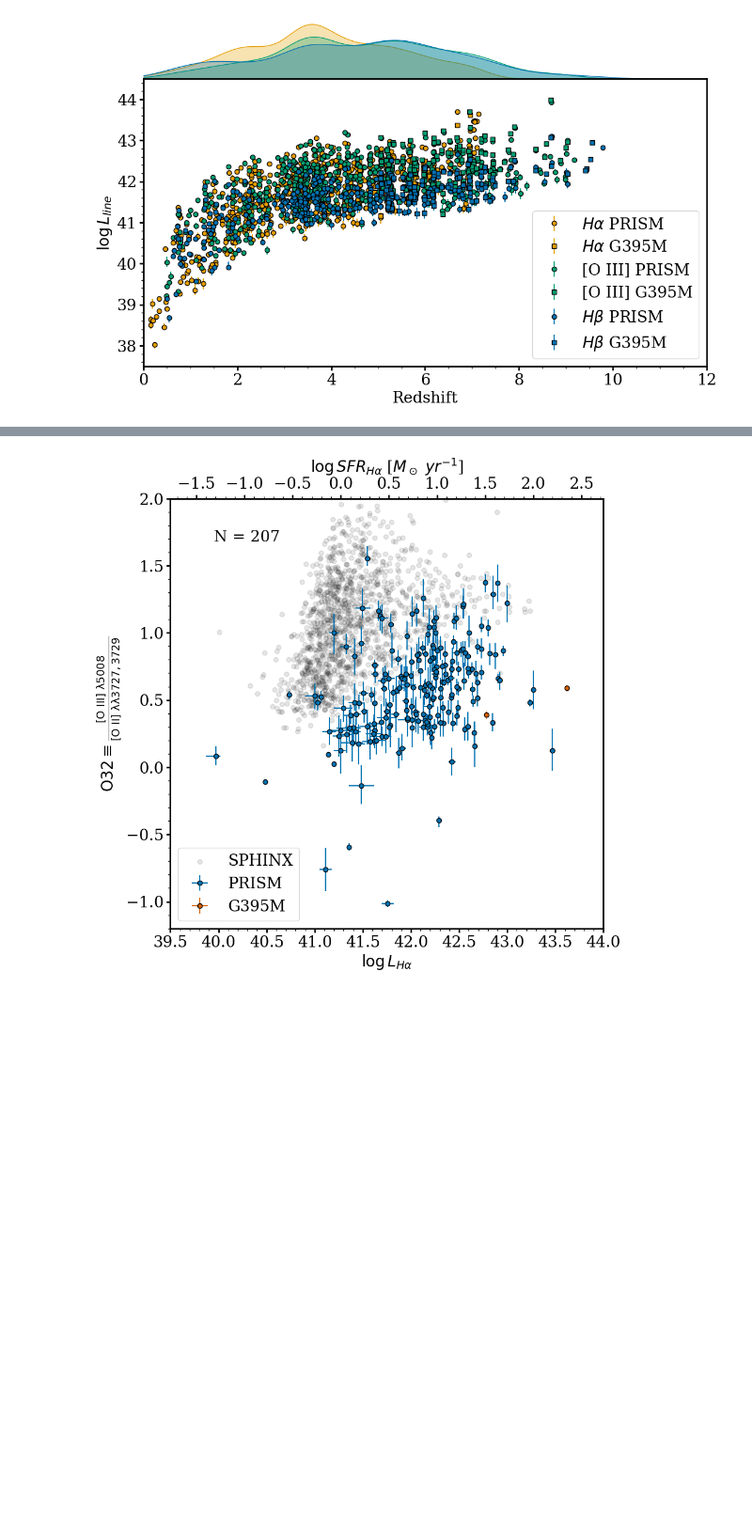
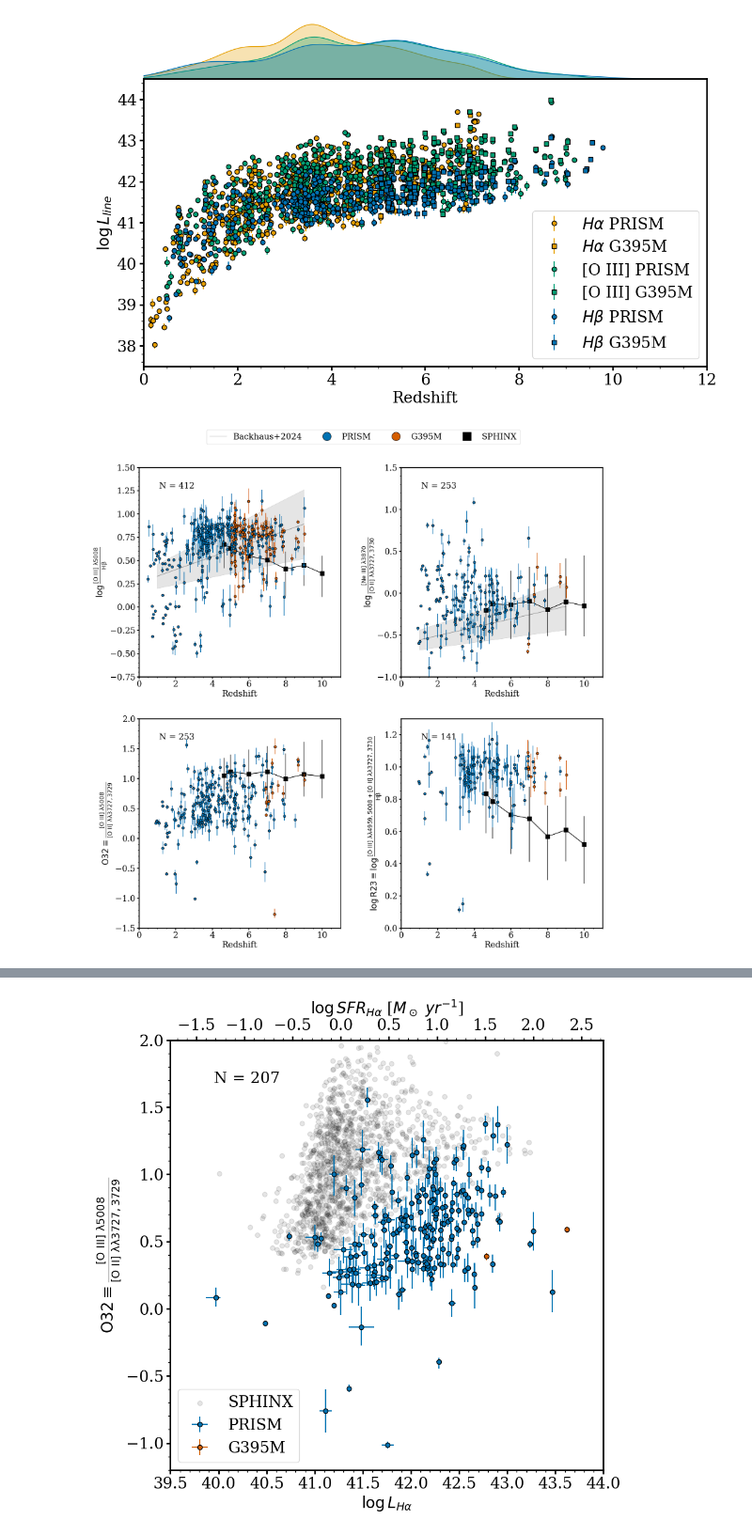
Before and after one commit to njcleri/RUBIES_ionization_conditions, a Jupyter notebook: ionization_conditions_zach.ipynb, the cells around one changed output, grey strips where cells are left out. Shown at 94% size. Saved outputs shown, nothing was run; the diff lists cells and outputs as text; code cells hidden in the pictures; blank space fills up the shorter version.

```diff
--- a/ionization_conditions_zach.ipynb
+++ b/ionization_conditions_zach.ipynb
@@ -143,4 +145,87 @@ plt.savefig(FIGURES.joinpath('lines_z.pdf'))
 plt.show()
 # %% [output]
 [figure]
+# %%
+fig = plt.figure(figsize=(20,20))
+gs = GridSpec(nrows=2, ncols=2)
+gs.update(wspace=0.3, hspace=0.2)
+
+ax0 = fig.add_subplot(gs[0:1, 0:1])
+ax0.errorbar(x=sphinx_binned.redshift, y=sphinx_binned.log_OIII_Hb_sphinx, yerr=[sphinx_binned.log_OIII_Hb_sphinx_16, sphinx_binned.log_OIII_Hb_sphinx_84], ms=10, marker='s', c='k', zorder=-9, label='SPHINX')
+ax0.errorbar(x=O3Hbdf_prism.z_prism, y=np.log10(O3Hbdf_prism.OIII_Hb),
+             yerr=[sf.propagate_uncertainty_log10(O3Hbdf_prism.OIII_Hb,O3Hbdf_prism.OIII_Hb_ERR_16), sf.propagate_uncertainty_log10(O3Hbdf_prism.OIII_Hb,O3Hbdf_prism.OIII_Hb_ERR_84)],
+             ls='None', color=PRISM_COLOR, marker='o', mec='k', label='PRISM')
+ax0.errorbar(x=O3Hbdf_g395m.z_g395m, y=np.log10(O3Hbdf_g395m.OIII_Hb),
+             yerr=[sf.propagate_uncertainty_log10(O3Hbdf_g395m.OIII_Hb,O3Hbdf_g395m.OIII_Hb_ERR_16), sf.propagate_uncertainty_log10(O3Hbdf_g395m.OIII_Hb,O3Hbdf_g395m.OIII_Hb_ERR_84)],
+             ls='None', color=G395M_COLOR, marker='o', mec='k', label='G395M')
+z = np.linspace(1,9,1000)
+ax0.fill_between(z, 0.04*z + 0.16, 0.10*z + 0.36, color='k', alpha=0.1)
+ax0.plot(z, 0.07*z + 0.26, color='k', alpha=0.3, label='Backhaus+2024')
+ax0.annotate(f'N = {len(O3Hbdf_prism)+len(O3Hbdf_g395m)}', xy=(0.1, 0.9), xycoords='axes fraction')
+ax0.set_xlabel('Redshift')
+ax0.set_ylabel(r'$\log\frac{\rm{[O~III]}~\lambda5008}{\rm{H}\beta}$')
+ax0.axis([0, 11, -0.75, 1.5])
+# ax0.legend(loc='upper center', bbox_to_anchor=(0.5, 1.15), ncols=3)
+
+
+ax1 = fig.add_subplot(gs[0:1, 1:2])
+ax1.errorbar(x=sphinx_binned.redshift, y=sphinx_binned.log_NeIII_OII_sphinx, yerr=[sphinx_binned.log_NeIII_OII_sphinx_16, sphinx_binned.log_NeIII_OII_sphinx_84], ms=10, marker='s', c='k', zorder=-9, label='SPHINX')
+ax1.errorbar(x=Ne3O2df_prism.z_prism, y=np.log10(Ne3O2df_prism.NeIII_OII),
+             yerr=[sf.propagate_uncertainty_log10(Ne3O2df_prism.NeIII_OII, Ne3O2df_prism.NeIII_OII_ERR_16), sf.propagate_uncertainty_log10(Ne3O2df_prism.NeIII_OII, Ne3O2df_prism.NeIII_OII_ERR_84)],
+             ls='None', color=PRISM_COLOR, marker='o', mec='k', label='PRISM')
+ax1.errorbar(x=Ne3O2df_g395m.z_g395m, y=np.log10(Ne3O2df_g395m.NeIII_OII),
+             yerr=[sf.propagate_uncertainty_log10(Ne3O2df_g395m.NeIII_OII, Ne3O2df_g395m.NeIII_OII_ERR_16), sf.propagate_uncertainty_log10(Ne3O2df_g395m.NeIII_OII, Ne3O2df_g395m.NeIII_OII_ERR_84)],
+             ls='None', color=G395M_COLOR, marker='o', mec='k', label='G395M')
+z = np.linspace(1,9,1000)
+ax1.fill_between(z, 0.03*z - 0.71, 0.07*z - 0.51, color='k', alpha=0.1)
+ax1.plot(z, 0.05*z - 0.61, color='k', alpha=0.3, label='Backhaus+2024')
+ax1.annotate(f'N = {len(O32df_prism)+len(O32df_g395m)}', xy=(0.1, 0.9), xycoords='axes fraction')
+ax1.set_xlabel('Redshift')
+ax1.set_ylabel(r'$\log\frac{\rm{[Ne~III]}~\lambda3870}{\rm{[O~II]}~\lambda\lambda3727,3730}$')
+ax1.axis([0, 11, -1, 1.5])
+# ax1.legend(loc='upper center', bbox_to_anchor=(0.5, 1.15), ncols=3)
+
+
+ax2 = fig.add_subplot(gs[1:2, 0:1])
+ax2.errorbar(x=sphinx_binned.redshift, y=sphinx_binned.log_O32_sphinx, yerr=[sphinx_binned.log_O32_sphinx_16, sphinx_binned.log_O32_sphinx_84], ms=10, marker='s', c='k', zorder=-9, label='SPHINX')
+ax2.errorbar(x=O32df_prism.z_prism, y=np.log10(O32df_prism.O32),
+             yerr=[sf.propagate_uncertainty_log10(O32df_prism.O32,O32df_prism.O32_ERR_16), sf.propagate_uncertainty_log10(O32df_prism.O32,O32df_prism.O32_ERR_84)],
+             ls='None', color=PRISM_COLOR, marker='o', mec='k', label='PRISM')
+ax2.errorbar(x=O32df_g395m.z_g395m, y=np.log10(O32df_g395m.O32),
+             yerr=[sf.propagate_uncertainty_log10(O32df_g395m.O32,O32df_g395m.O32_ERR_16), sf.propagate_uncertainty_log10(O32df_g395m.O32,O32df_g395m.O32_ERR_84)],
+             ls='None', color=G395M_COLOR, marker='o', mec='k', label='G395M')
+ax2.annotate(f'N = {len(O32df_prism)+len(O32df_g395m)}', xy=(0.1, 0.9), xycoords='axes fraction')
+ax2.set_xlabel('Redshift')
+ax2.set_ylabel(r'$\rm{O32} \equiv \frac{\rm{[O~III]}~\lambda5008}{\rm{[O~II]}~\lambda\lambda3727,3729}$')
+ax2.axis([0, 11, -1.5, 2])
+# ax2.legend(loc='upper center', bbox_to_anchor=(0.5, 1.15), ncols=3)
+
+
+ax3 = fig.add_subplot(gs[1:2, 1:2])
+ax3.errorbar(x=sphinx_binned.redshift, y=sphinx_binned.log_R23_sphinx, yerr=[sphinx_binned.log_R23_sphinx_16, sphinx_binned.log_R23_sphinx_84], ms=10, marker='s', c='k', zorder=-9, label='SPHINX')
+ax3.errorbar(x=R23df_prism.z_prism, y=np.log10(R23df_prism.R23),
+             yerr=[sf.propagate_uncertainty_log10(R23df_prism.R23,R23df_prism.R23_ERR_16), sf.propagate_uncertainty_log10(R23df_prism.R23,R23df_prism.R23_ERR_84)],
+             ls='None', color=PRISM_COLOR, marker='o', mec='k', zorder=-1, label='PRISM')
+ax3.errorbar(x=R23df_g395m.z_g395m, y=np.log10(R23df_g395m.R23),
+             yerr=[sf.propagate_uncertainty_log10(R23df_g395m.R23,R23df_g395m.R23_ERR_16), sf.propagate_uncertainty_log10(R23df_g395m.R23,R23df_g395m.R23_ERR_84)],
+             ls='None', color=G395M_COLOR, marker='o', mec='k', zorder=-1, label='G395M')
+ax3.annotate(f'N = {len(R23df_prism)+len(R23df_g395m)}', xy=(0.1, 0.9), xycoords='axes fraction')
+ax3.set_xlabel('Redshift')
+ax3.set_ylabel(r'$\log\rm{R23} \equiv \log\frac{\rm{[O~III]}~\lambda\lambda 4959,5008 + \rm{[O~II]}~\lambda\lambda3727,3730}{H\beta}$')
+ax3.axis([0, 11, 0, 1.3])
+# ax3.legend(loc='upper center', bbox_to_anchor=(0.5, 1.1), ncols=3)
+
+legend_elements = [
+                   Line2D([1], [1], color='lightgray', label='Backhaus+2024', markeredgecolor='black'),
+                   Line2D([0], [0], marker='o', color='none', label='PRISM', markerfacecolor=PRISM_COLOR, markeredgecolor='black', markersize=np.sqrt(400)),
+                   Line2D([0], [0], marker='o', color='none', label='G395M', markerfacecolor=G395M_COLOR, markeredgecolor='black', markersize=np.sqrt(400)),
+                   Line2D([0], [0], marker='s', color='none', label='SPHINX', markerfacecolor='k', markeredgecolor='black', markersize=np.sqrt(400)),
+                    ]
+# ax0.legend(handles=legend_elements, loc='lower right')
+fig.legend(handles=legend_elements, loc='upper center', bbox_to_anchor=(0.5, 0.95), facecolor='white', ncol=4, fontsize=20)
+
+plt.savefig(FIGURES.joinpath('ratios_z.pdf'))
+plt.show()
+# %% [output]
+[figure, added]
 # %%
```
Also changed, not shown: parts of 6 cells of this notebook, 5 other files.
